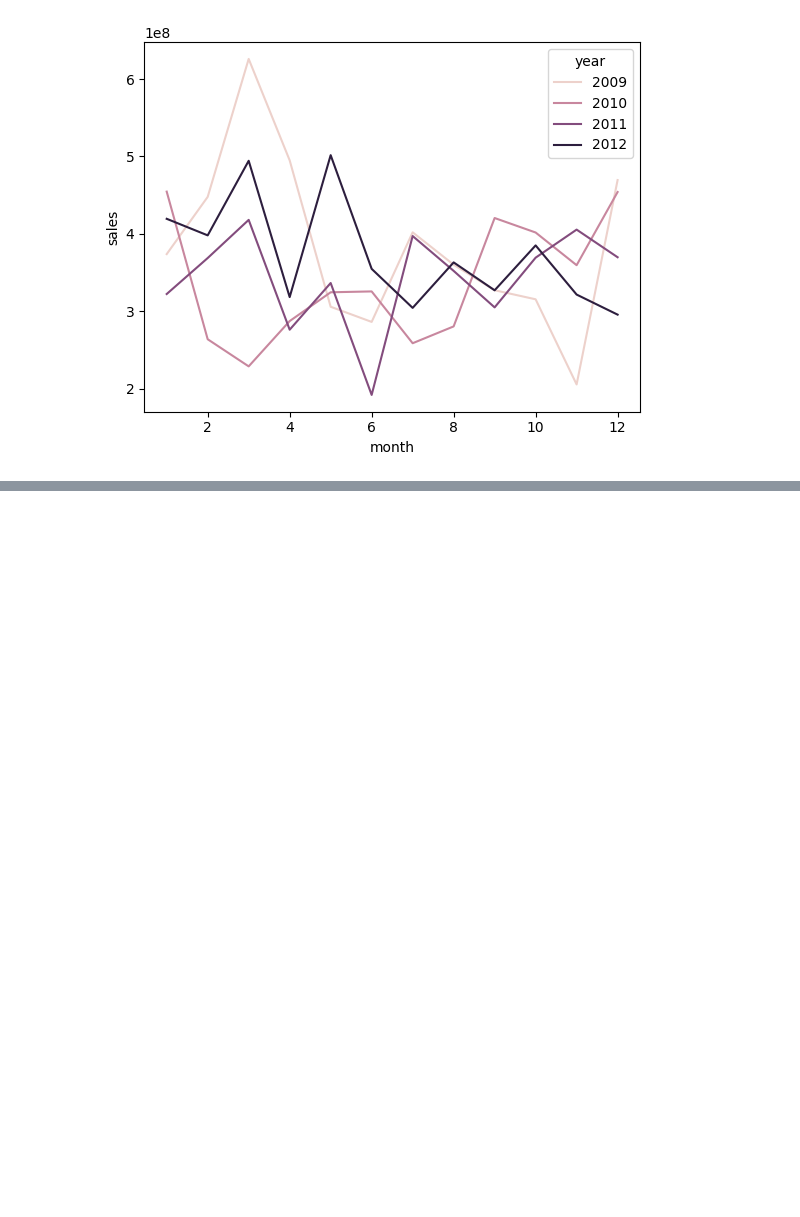
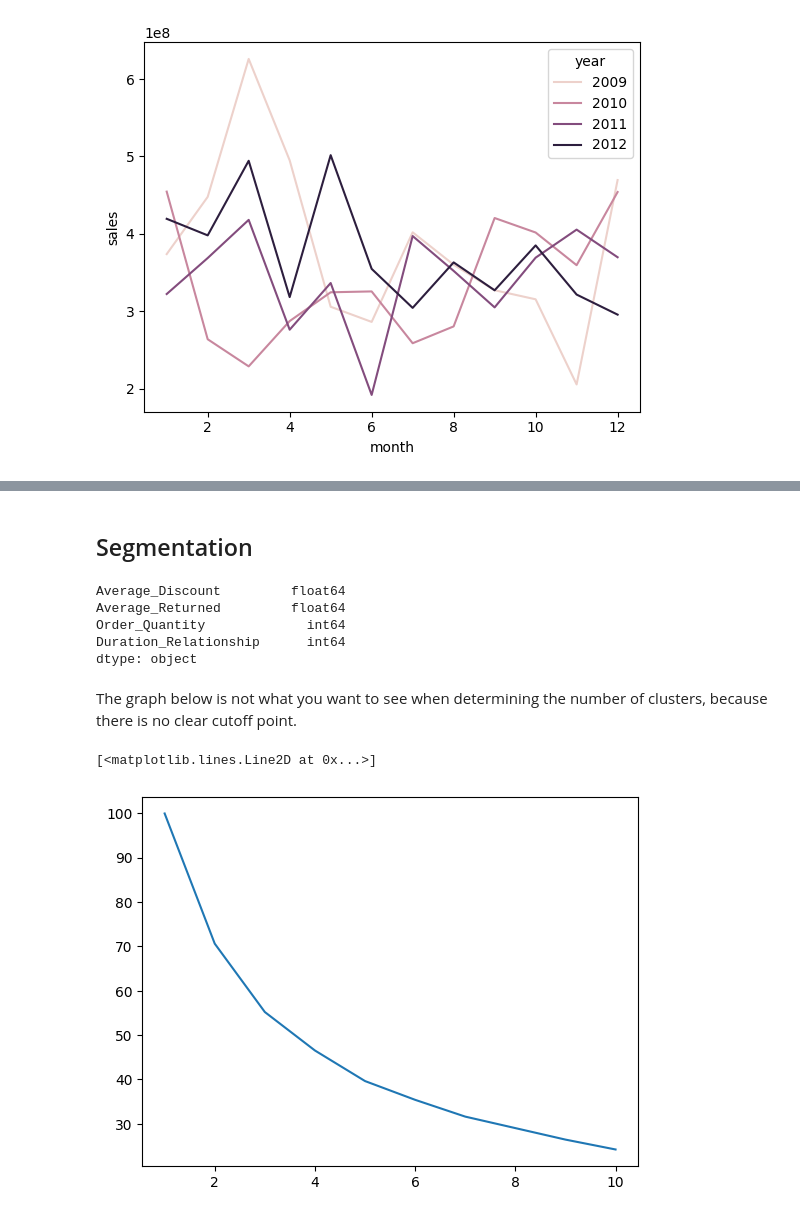
Before and after one commit to BeJa1996/kaggle, a Jupyter notebook: Sales_Analysis.ipynb, the cells around one changed output, grey strips where cells are left out. Drawn from its saved outputs; the diff is of its cells as text; code cells hidden in the pictures; blank space fills up the shorter version.

Commit message:
Kaggle Notebook | Sales Analysis | Version 2

```diff
--- a/Sales_Analysis.ipynb
+++ b/Sales_Analysis.ipynb
@@ -243,0 +247,8 @@ df.groupby()
+# %%
+df['returned'] = df['order_status'] =='Order Returned'
+agg = {'order_date': [min, max], 'discount': 'mean',
+       'returned': 'mean', 'sales': sum, 'order_quantity': sum}
+temp = df.groupby(['customer']).agg(agg).reset_index()
+temp.columns = ['Customer', 'First_Order', 'Last_Order',
+                'Average_Discount','Average_Returned', 'Sales', 'Order_Quantity']
+temp.head()
@@ -243,0 +262,8 @@ df.groupby()
+# %%
+agg = {'sales': sum}
+temp2 = completed_orders.groupby(['customer', 'product_category']).agg(agg).reset_index()
+temp2 = pd.pivot(temp2, index = 'customer', columns = 'product_category',
+         values = ['sales']).reset_index()
+temp2[temp2.isna()] = 0
+temp2.columns = ['Customer', 'Furniture', 'Office', 'Technology']
+temp2.head()
@@ -243,0 +277,10 @@ df.groupby()
+# %%
+customers = pd.merge(temp, temp2, on = 'Customer')
+customers['Duration_Relationship'] = customers.Last_Order - customers.First_Order
+customers['Duration_Relationship'] = customers['Duration_Relationship'].dt.days
+customers['Duration_Relationship'] = np.where(customers['Duration_Relationship'] == 0,
+                                              1, customers['Duration_Relationship'])
+for column in ['Furniture','Office','Technology']:
+    customers[column] = customers[column]/customers['Sales']*100
+
+customers.head()
@@ -243,0 +294,31 @@ df.groupby()
+# %% [markdown]
+## Segmentation
+# %%
+temp = customers.iloc[:, list(range(3, customers.shape[1]))]
+temp = temp.drop(['Furniture', 'Office', 'Technology', 'Sales'], axis = 1)
+temp.dtypes
+# %% [output]
+Average_Discount         float64
+Average_Returned         float64
+Order_Quantity             int64
+Duration_Relationship      int64
+dtype: object
+# %% [markdown]
+The graph below is not what you want to see when determining the number of clusters, because there is no clear cutoff point.
+# %%
+# https://stackabuse.com/k-means-clustering-with-scikit-learn/
+scaler = MinMaxScaler()
+temp_norm = scaler.fit_transform(temp)
+
+wcss = []
+ks = []
+for number_of_clusters in range(1, 11):
+    ks.append(number_of_clusters)
+    kmeans = KMeans(n_clusters = number_of_clusters)
+    kmeans.fit(temp_norm)
+    wcss.append(kmeans.inertia_)
+
+plt.plot(ks, wcss)
+# %% [output]
+[<matplotlib.lines.Line2D at 0x...>]
+[figure, added]
```
Also changed, not shown: parts of 19 cells of this notebook.
